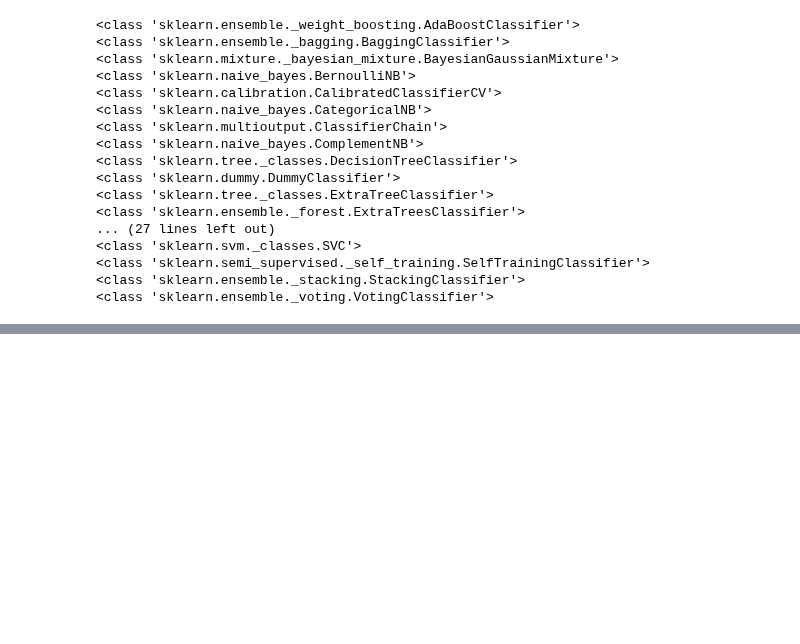
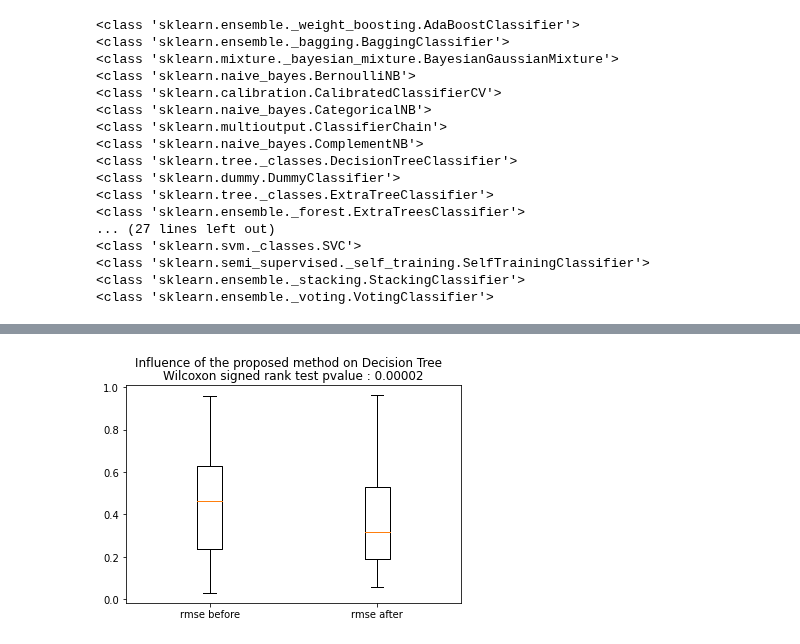
Before and after one commit to ColinTr/ClassificationForRegression, a Jupyter notebook: notebooks/Discussion.ipynb, the cells around one changed output, grey strips where cells are left out. Cells and saved outputs as stored; diff of their text form; code cells hidden in the pictures; blank space fills up the shorter version.

```diff
--- a/notebooks/Discussion.ipynb
+++ b/notebooks/Discussion.ipynb
@@ -398,0 +442,4 @@ for name, class_ in estimators:
+# %%
+create_box_plot(base_dt_rmse, new_dt_rmse, 'Influence of the proposed method on Decision Tree', precision=5)
+# %% [output]
+[figure, added]
```
Also changed, not shown: parts of 21 cells of this notebook, 2 other files.
